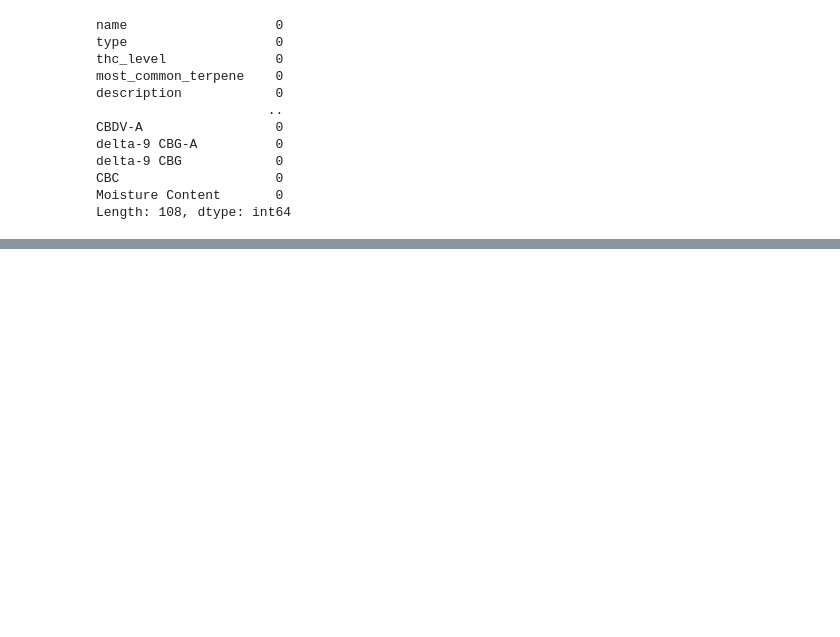
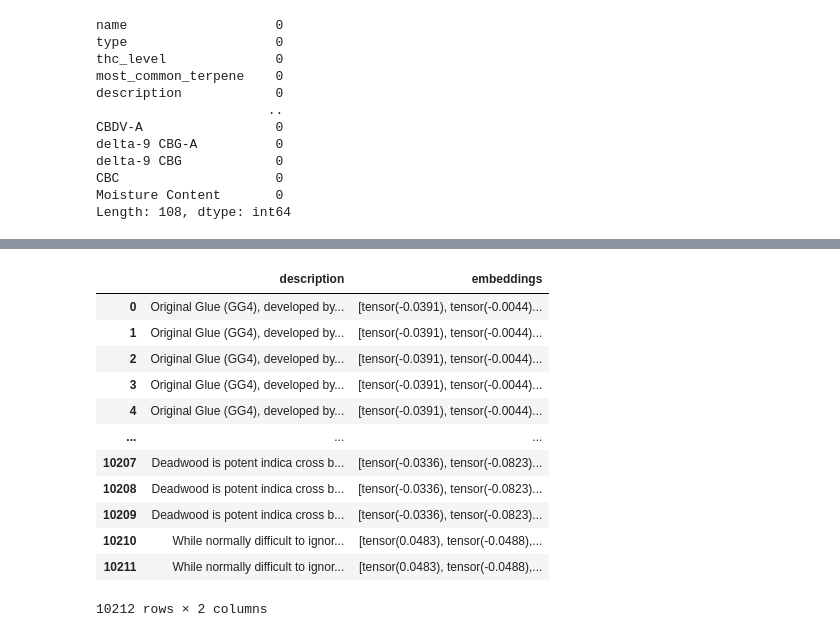
Before and after one commit to JustifiedTB/group-project-3, a Jupyter notebook: alqabaie.ipynb, the cells around one changed output, grey strips where cells are left out. Cells and saved outputs as stored; diff of their text form; code cells hidden in the pictures; blank space fills up the shorter version.

```diff
--- a/alqabaie.ipynb
+++ b/alqabaie.ipynb
@@ -191,3 +191,22 @@ merged_df[['description', 'positive', 'negative', 'neutral', 'compound']]
 # %%
 # loading hugging face sentence transformer model
 model = SentenceTransformer('all-MiniLM-L6-v2')
+
+# encoding the description column
+merged_df['embeddings'] = merged_df['description'].apply(lambda x: model.encode(x, convert_to_tensor=True))
+
+merged_df[['description', 'embeddings']]
+# %% [output]
+|  | description | embeddings |
+| 0 | Original Glue (GG4), developed by... | [tensor(-0.0391), tensor(-0.0044)... |
+| 1 | Original Glue (GG4), developed by... | [tensor(-0.0391), tensor(-0.0044)... |
+| 2 | Original Glue (GG4), developed by... | [tensor(-0.0391), tensor(-0.0044)... |
+| 3 | Original Glue (GG4), developed by... | [tensor(-0.0391), tensor(-0.0044)... |
+| 4 | Original Glue (GG4), developed by... | [tensor(-0.0391), tensor(-0.0044)... |
+| ... | ... | ... |
+| 10207 | Deadwood is potent indica cross b... | [tensor(-0.0336), tensor(-0.0823)... |
+| 10208 | Deadwood is potent indica cross b... | [tensor(-0.0336), tensor(-0.0823)... |
+| 10209 | Deadwood is potent indica cross b... | [tensor(-0.0336), tensor(-0.0823)... |
+| 10210 | While normally difficult to ignor... | [tensor(0.0483), tensor(-0.0488),... |
+| 10211 | While normally difficult to ignor... | [tensor(0.0483), tensor(-0.0488),... |
+10212 rows × 2 columns
```
Also changed, not shown: parts of 13 cells of this notebook.
